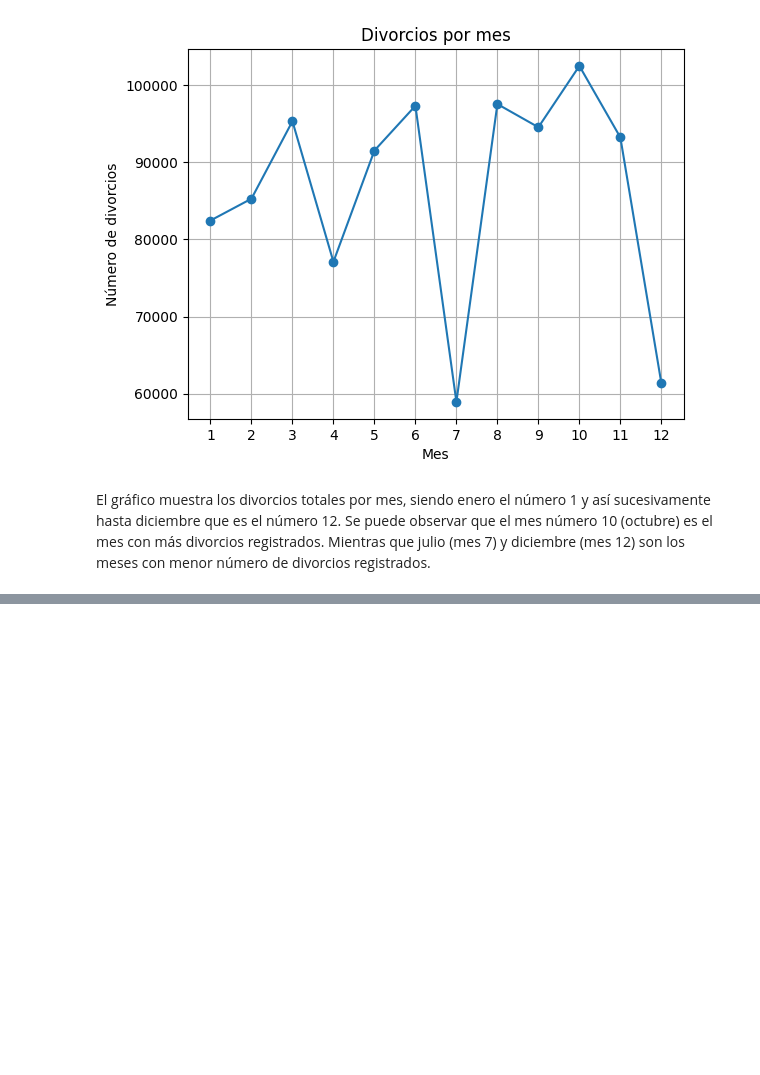
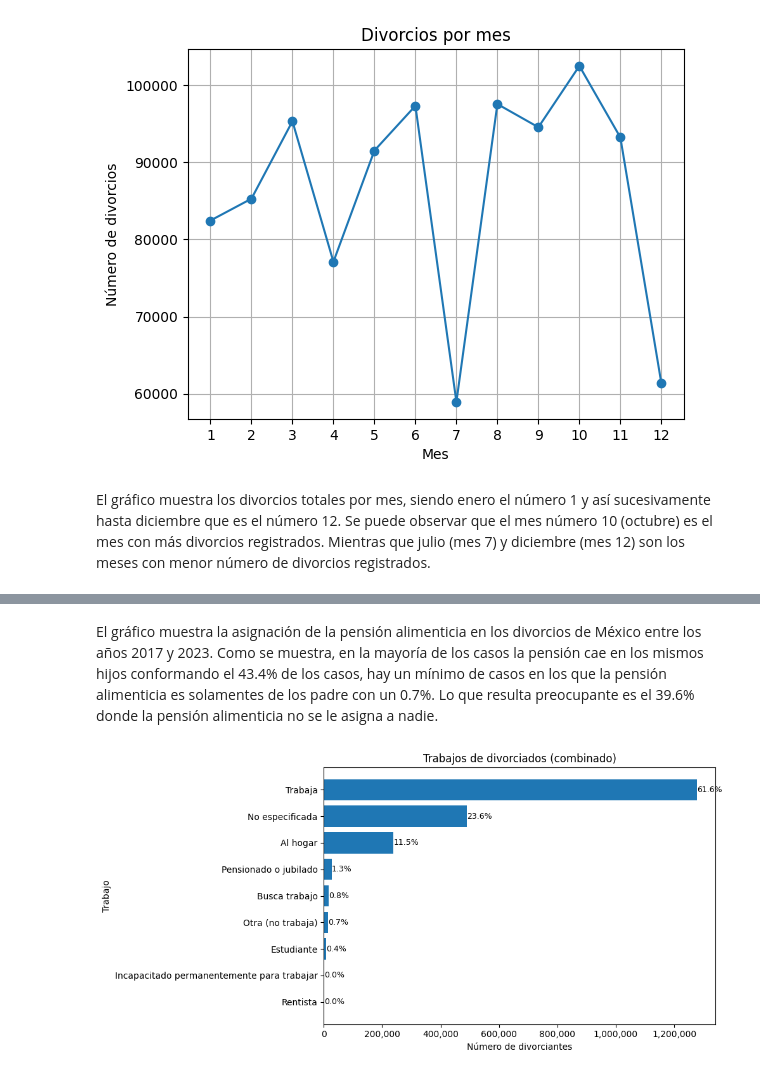
Before and after one commit to TonyCastill/data-science-project, a Jupyter notebook: project.ipynb, the cells around one changed output, grey strips where cells are left out. Cells and saved outputs as stored; diff of their text form; code cells hidden in the pictures; blank space fills up the shorter version.

```diff
--- a/project.ipynb
+++ b/project.ipynb
@@ -979,0 +1606,59 @@ El gráfico muestra los divorcios totales por mes, siendo enero el número 1 y a
+# %% [markdown]
+El gráfico muestra la asignación de la pensión alimenticia en los divorcios de México entre los años 2017 y 2023. Como se muestra, en la mayoría de los casos la pensión cae en los mismos hijos conformando el 43.4% de los casos, hay un mínimo de casos en los que la pensión alimenticia es solamentes de los padre con un 0.7%. Lo que resulta preocupante es el 39.6% donde la pensión alimenticia no se le asigna a nadie.
+# %%
+
+job_query = {
+    "size": 0,
+    "aggs": {
+        "job_1": {
+            "terms": {
+                "field": "divorcee_1.dedication",
+                "size": 20
+            }
+        },
+        "job_2": {
+            "terms": {
+                "field": "divorcee_2.dedication",
+                "size": 20
+            }
+        }
+    }
+}
+job_res = es.search(index="mexico-divorces", body=job_query)
+job_counts = {}
+# Combination
+for b in job_res["aggregations"]["job_1"]["buckets"]:
+    job_counts[b["key"]] = job_counts.get(b["key"], 0) + b["doc_count"]
+for b in job_res["aggregations"]["job_2"]["buckets"]:
+    job_counts[b["key"]] = job_counts.get(b["key"], 0) + b["doc_count"]
+
+job_sorted = sorted(job_counts.items(), key=lambda x: x[1], reverse=True)
+jobs = [j[0] for j in job_sorted]
+counts = [j[1] for j in job_sorted]
+
+total = sum(counts)
+
+
+
+plt.figure(figsize=(10, 5))
+bars = plt.barh(jobs, counts, color='skyblue')
+plt.barh(jobs, counts)
+plt.title("Trabajos de divorciados (combinado)")
+plt.xlabel("Número de divorciantes")
+plt.ylabel("Trabajo")
+plt.gca().invert_yaxis()
+# Set x-axis in steps of 200,000
+plt.gca().xaxis.set_major_locator(MultipleLocator(200000))
+
+# Set x-axis formatter to use real numbers with commas
+plt.gca().xaxis.set_major_formatter(FuncFormatter(lambda x, pos: f'{int(x):,}'))
+# Add percentage labels at the end of each bar
+for bar, count in zip(bars, counts):
+    percent = (count / total) * 100
+    width = bar.get_width()
+    plt.text(width + 500, bar.get_y() + bar.get_height() / 2,
+             f"{percent:.1f}%", va='center', fontsize=9)
+plt.tight_layout()
+plt.show()
+# %% [output]
+[figure, added]
```
Also changed, not shown: parts of 55 cells of this notebook, 3 other files.
